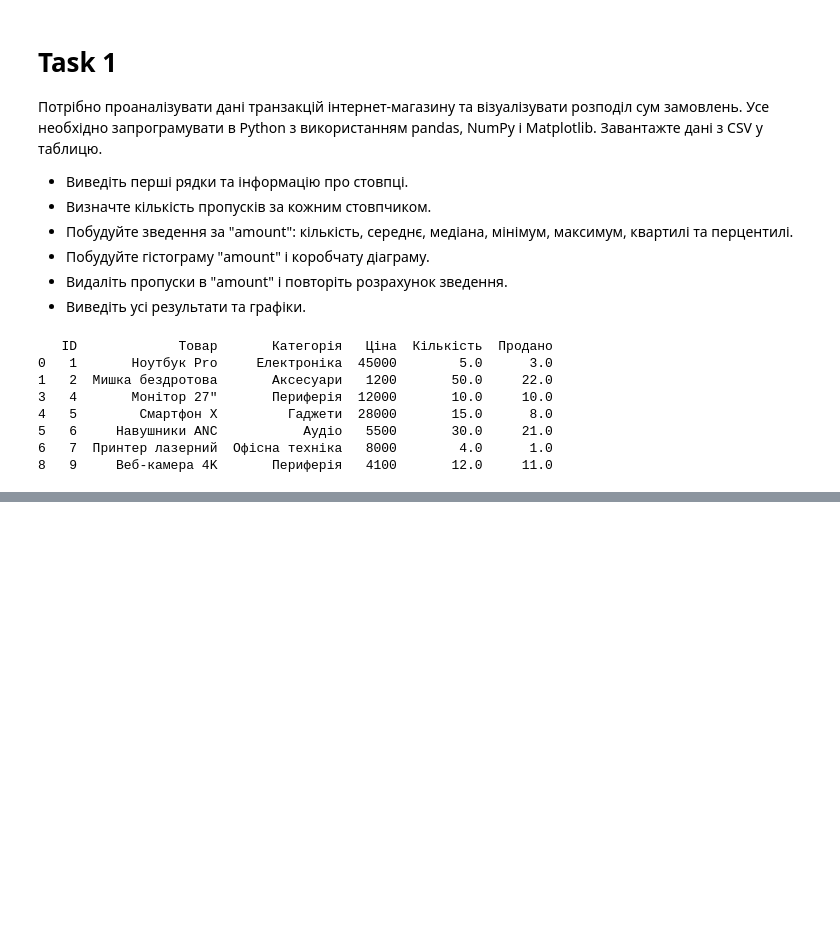
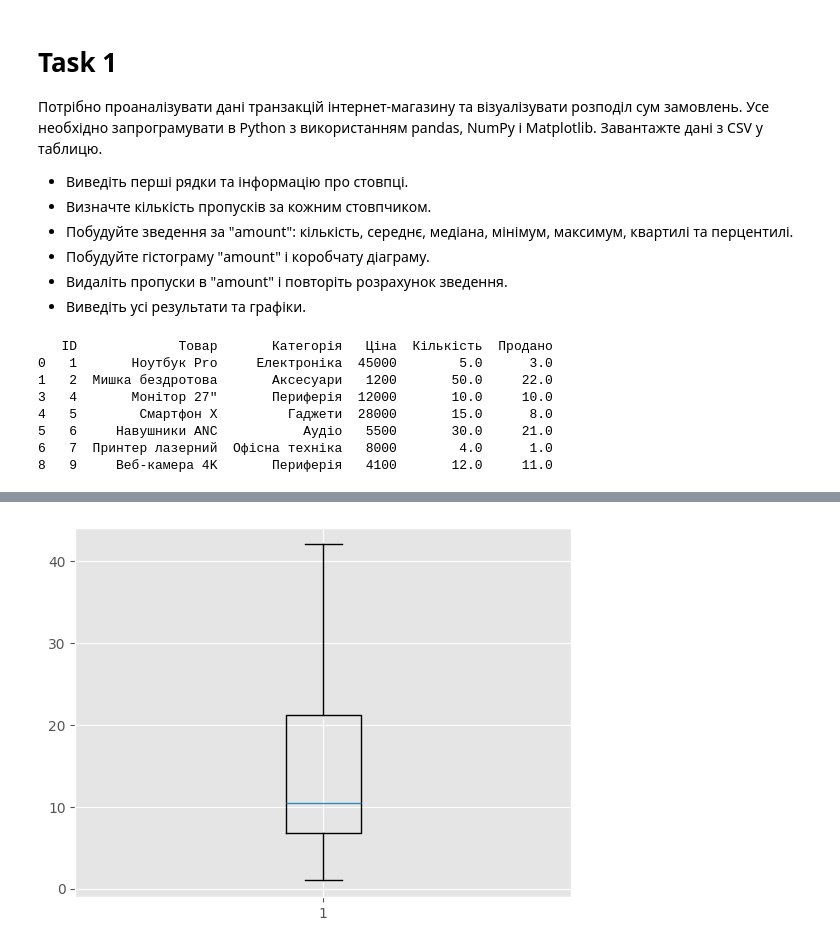
Before and after one commit to GolotsvanNikita/AI-Data-Science, a Jupyter notebook: works/work5.ipynb, the cells around one changed output, grey strips where cells are left out. Saved outputs shown, nothing was run; the diff lists cells and outputs as text; code cells hidden in the pictures; blank space fills up the shorter version.

```diff
--- a/works/work5.ipynb
+++ b/works/work5.ipynb
@@ -101,0 +95,3 @@ Name: Продано, dtype: float64
+# %%
+import pandas as pd
+data = pd.DataFrame({'Продано': [*sales['Продано'].dropna(), 42]})
@@ -101,0 +110,6 @@ Name: Продано, dtype: float64
+# %%
+fig, ax = plt.subplots()
+ax.boxplot(data)
+plt.show()
+# %% [output]
+[figure, added]
```
Also changed, not shown: parts of 9 cells of this notebook.
